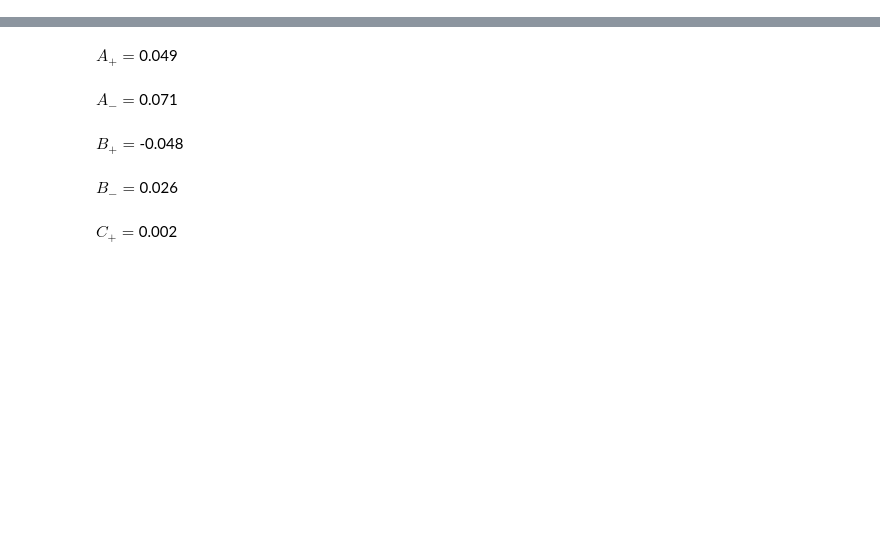
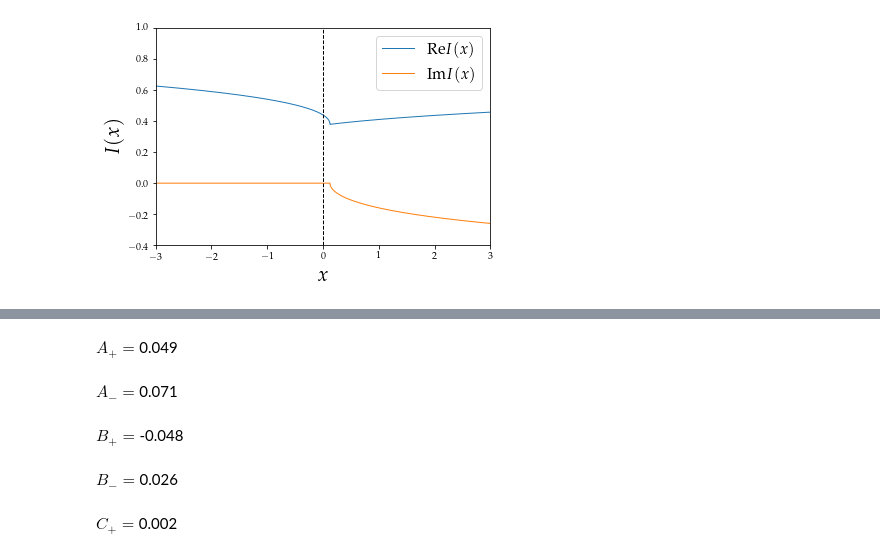
Before and after one commit to ldebbeler/QuarticDispersion, a Jupyter notebook: data/quartic.ipynb, the cells around one changed output, grey strips where cells are left out. Cells and saved outputs as stored; diff of their text form; code cells hidden in the pictures; blank space fills up the shorter version.

```diff
--- a/data/quartic.ipynb
+++ b/data/quartic.ipynb
@@ -160,3 +162,7 @@ class Plotting(Data):
         display(Latex(f"$D_- =$" + str(round(self.DMinus,3))))
 # %%
 foo = Plotting(h5py.File('quarticDispersion.h5','r'))
+# %%
+foo.bubbleScale()
+# %% [output]
+[figure, added]
```
Also changed, not shown: parts of 8 cells of this notebook, 6 other files.
